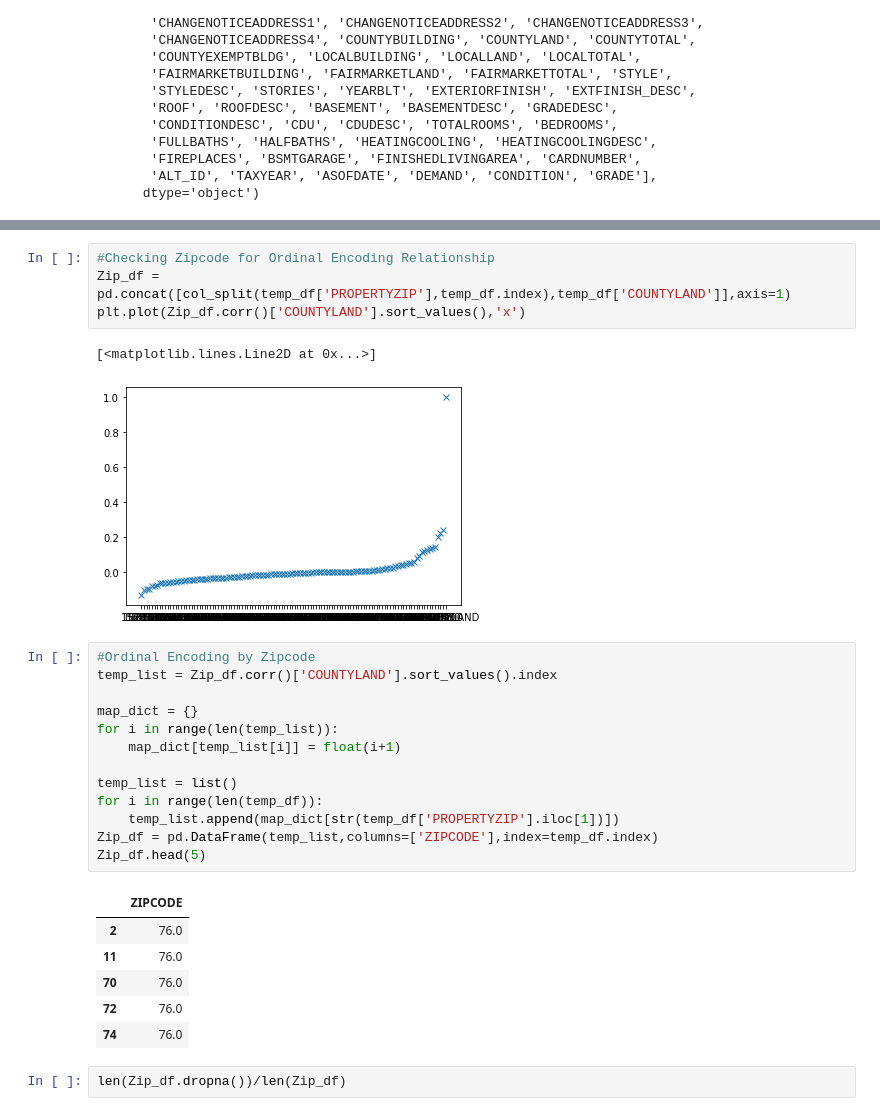
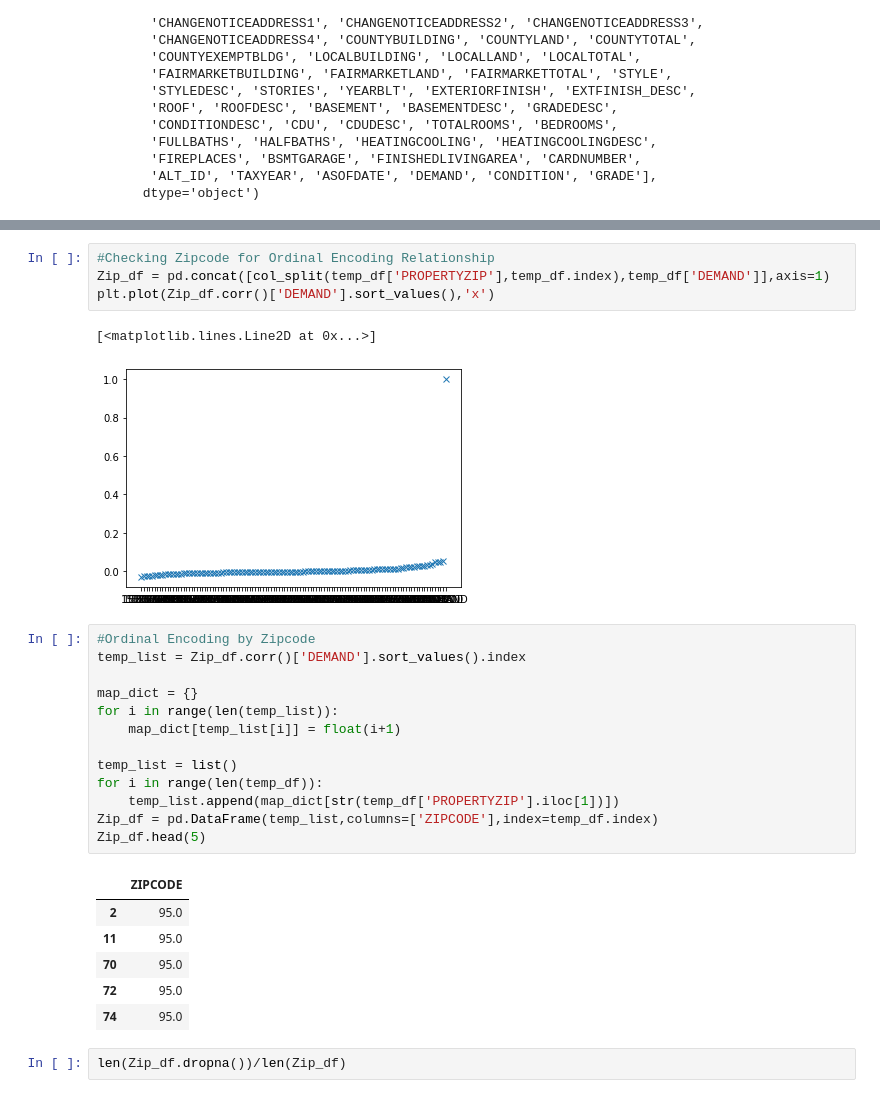
Before and after one commit to wonch002/Home-Value-Prediction, a Jupyter notebook: notebooks/ACPA_EDA_AND_CLEAN.ipynb, the cells around one changed output, grey strips where cells are left out. Drawn from its saved outputs; the diff is of its cells as text.

```diff
--- a/notebooks/ACPA_EDA_AND_CLEAN.ipynb
+++ b/notebooks/ACPA_EDA_AND_CLEAN.ipynb
@@ -2631,13 +2621,13 @@ temp_df = bounded_df.loc[list(output_attord_df.index)]
 # %%
 #Checking Zipcode for Ordinal Encoding Relationship
-Zip_df = pd.concat([col_split(temp_df['PROPERTYZIP'],temp_df.index),temp_df['COUNTYLAND']],axis=1)
-plt.plot(Zip_df.corr()['COUNTYLAND'].sort_values(),'x')
+Zip_df = pd.concat([col_split(temp_df['PROPERTYZIP'],temp_df.index),temp_df['DEMAND']],axis=1)
+plt.plot(Zip_df.corr()['DEMAND'].sort_values(),'x')
 # %% [output]
 [<matplotlib.lines.Line2D at 0x...>]
-[figure, old version]
+[figure, new version]
 # %%
 #Ordinal Encoding by Zipcode
-temp_list = Zip_df.corr()['COUNTYLAND'].sort_values().index
+temp_list = Zip_df.corr()['DEMAND'].sort_values().index
 
 map_dict = {}
 for i in range(len(temp_list)):
@@ -2650,11 +2640,11 @@ Zip_df = pd.DataFrame(temp_list,columns=['ZIPCODE'],index=temp_df.index)
 Zip_df.head(5)
 # %% [output]
 |  | ZIPCODE |
-| 2 | 76.0 |
-| 11 | 76.0 |
-| 70 | 76.0 |
-| 72 | 76.0 |
-| 74 | 76.0 |
+| 2 | 95.0 |
+| 11 | 95.0 |
+| 70 | 95.0 |
+| 72 | 95.0 |
+| 74 | 95.0 |
 # %%
 len(Zip_df.dropna())/len(Zip_df)
 # %% [output]
```
Also changed, not shown: parts of 25 cells of this notebook.
